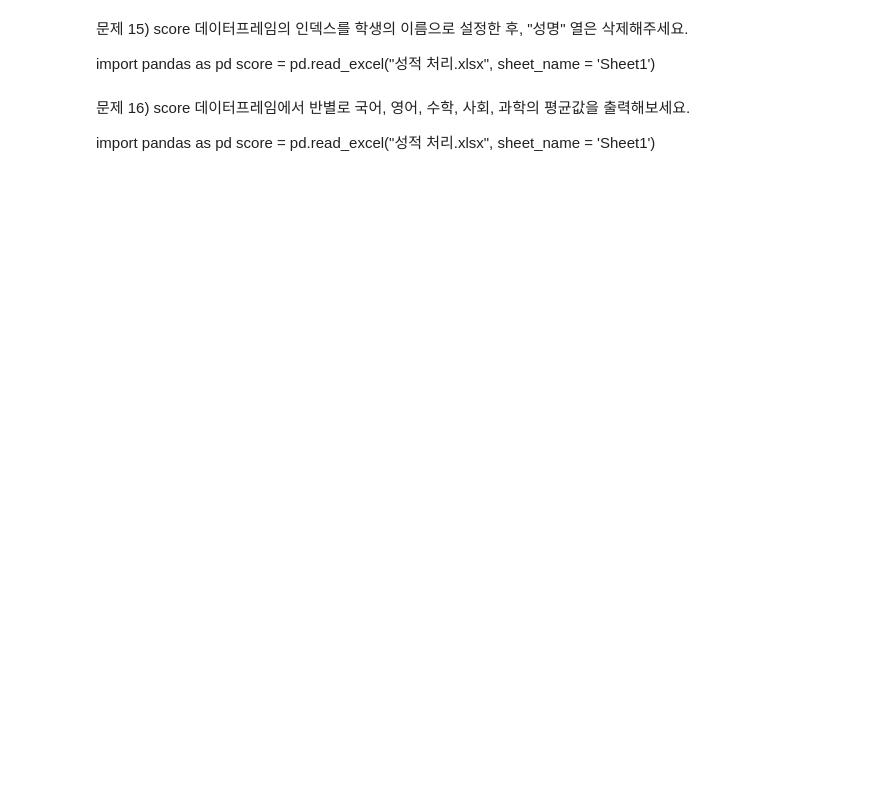
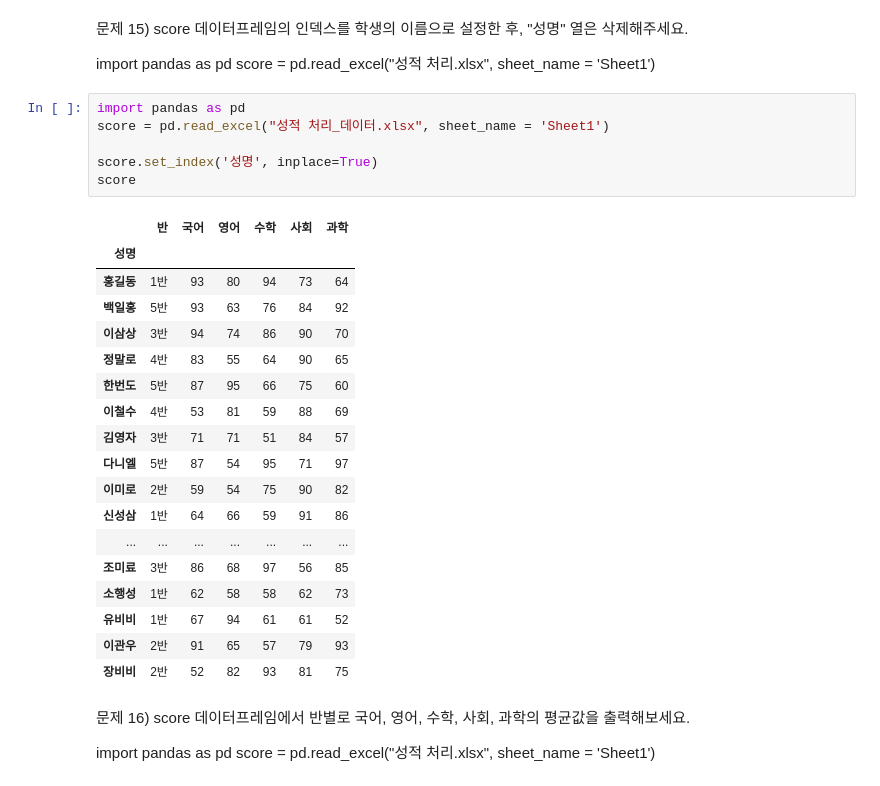
Before and after one commit to WaterPurify/PythonStudy, a Jupyter notebook: 데이터분석_16제_조영수.ipynb, the cells around one changed output. Cells and saved outputs as stored; diff of their text form; blank space fills up the shorter version.

```diff
--- a/데이터분석_16제_조영수.ipynb
+++ b/데이터분석_16제_조영수.ipynb
@@ -339,6 +378,31 @@ titanic = pd.read_csv("titanic.csv")
 
 import pandas as pd
 score = pd.read_excel("성적 처리.xlsx", sheet_name = 'Sheet1')
+# %%
+import pandas as pd
+score = pd.read_excel("성적 처리_데이터.xlsx", sheet_name = 'Sheet1')
+
+score.set_index('성명', inplace=True)
+score
+# %% [output]
+|  | 반 | 국어 | 영어 | 수학 | 사회 | 과학 |
+| 성명 |  |  |  |  |  |  |
+| 홍길동 | 1반 | 93 | 80 | 94 | 73 | 64 |
+| 백일홍 | 5반 | 93 | 63 | 76 | 84 | 92 |
+| 이삼상 | 3반 | 94 | 74 | 86 | 90 | 70 |
+| 정말로 | 4반 | 83 | 55 | 64 | 90 | 65 |
+| 한번도 | 5반 | 87 | 95 | 66 | 75 | 60 |
+| 이철수 | 4반 | 53 | 81 | 59 | 88 | 69 |
+| 김영자 | 3반 | 71 | 71 | 51 | 84 | 57 |
+| 다니엘 | 5반 | 87 | 54 | 95 | 71 | 97 |
+| 이미로 | 2반 | 59 | 54 | 75 | 90 | 82 |
+| 신성삼 | 1반 | 64 | 66 | 59 | 91 | 86 |
+| ... | ... | ... | ... | ... | ... | ... |
+| 조미료 | 3반 | 86 | 68 | 97 | 56 | 85 |
+| 소행성 | 1반 | 62 | 58 | 58 | 62 | 73 |
+| 유비비 | 1반 | 67 | 94 | 61 | 61 | 52 |
+| 이관우 | 2반 | 91 | 65 | 57 | 79 | 93 |
+| 장비비 | 2반 | 52 | 82 | 93 | 81 | 75 |
 # %% [markdown]
 문제 16) score 데이터프레임에서 반별로 국어, 영어, 수학, 사회, 과학의 평균값을 출력해보세요.
 
```
Also changed, not shown: parts of 3 cells of this notebook.
